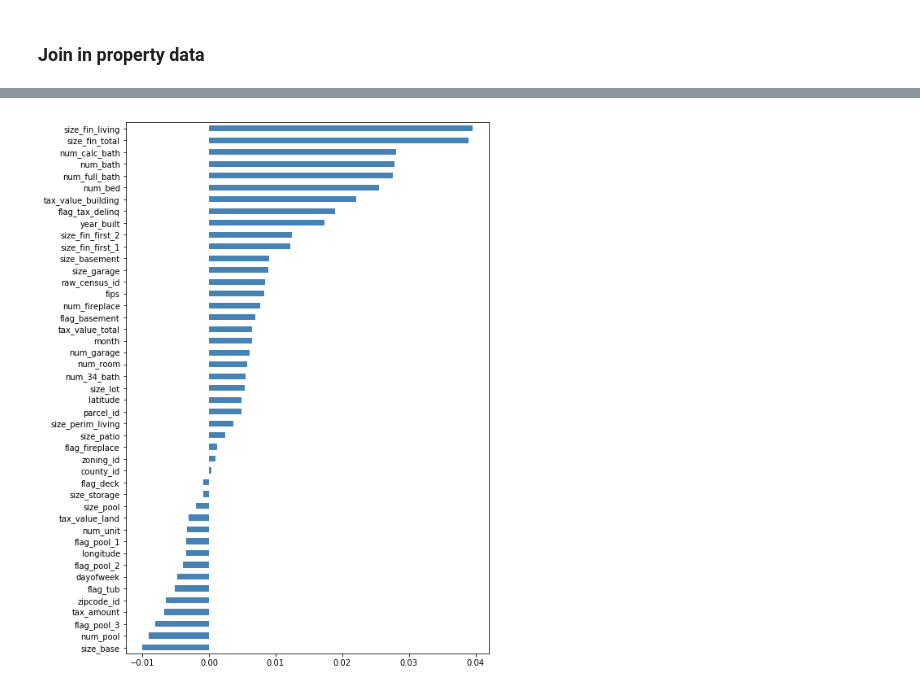
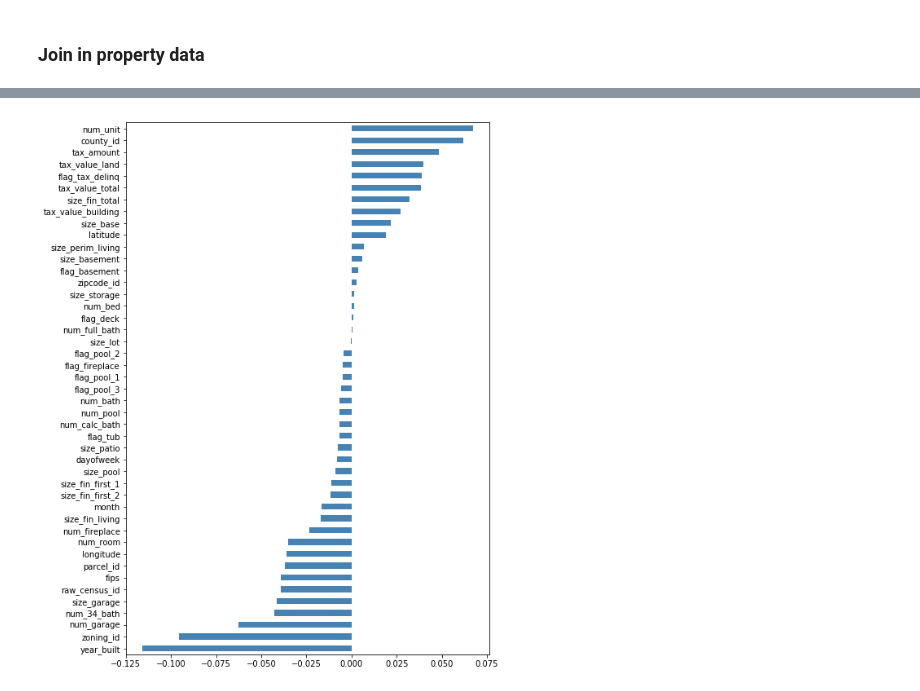
Before and after one commit to samuelluo/kaggle-zillow, a Jupyter notebook: explore_train.ipynb, the cells around one changed output, grey strips where cells are left out. Cells and saved outputs as stored; diff of their text form; code cells hidden in the pictures.

```diff
--- a/explore_train.ipynb
+++ b/explore_train.ipynb
@@ -109,5 +113,8 @@ correlations = correlations.dropna()
 # %%
+correlations = train_data.corr()['abs_logerror'].sort_values()
+correlations = correlations[~correlations.index.isin(['abs_logerror', 'logerror'])]
+correlations = correlations.dropna()
 correlations.plot.barh(figsize=(8,12), color='steelblue')
 matplotlib.pyplot.show()
 # %% [output]
-[figure, old version]
+[figure, new version]
```
Also changed, not shown: parts of 2 cells of this notebook, 1 other file.
